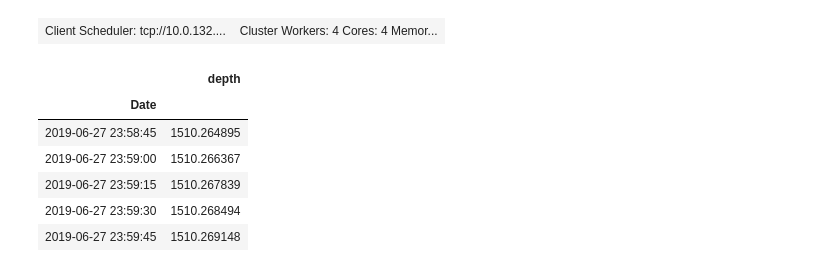
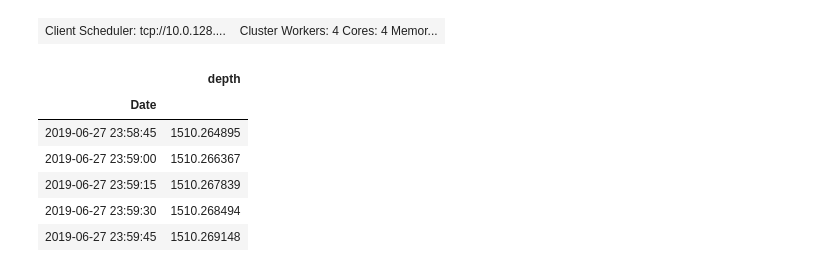
Before and after one commit to daxsoule/BOTPT, a Jupyter notebook: notebooks/play.ipynb, the cells around one changed output. Drawn from its saved outputs; the diff is of its cells as text; code cells hidden in the pictures.

```diff
--- a/notebooks/play.ipynb
+++ b/notebooks/play.ipynb
@@ -7,10 +7,10 @@ import matplotlib.dates as dates
 # %%
 from dask.distributed import Client
 
-client = Client("tcp://10.0.132.56:43065")
+client = Client("tcp://10.0.128.15:33067")
 client
 # %% [output]
-| Client Scheduler: tcp://10.0.132.... | Cluster Workers: 4 Cores: 4 Memor... |
+| Client Scheduler: tcp://10.0.128.... | Cluster Workers: 4 Cores: 4 Memor... |
 # %%
 with open('/home/jovyan/data/botpt/2019bottom_pressure15s_F.pkl', 'rb') as E:
     botpt_data = pk.load(E)
```
Also changed, not shown: parts of 5 cells of this notebook, 1 other file.
